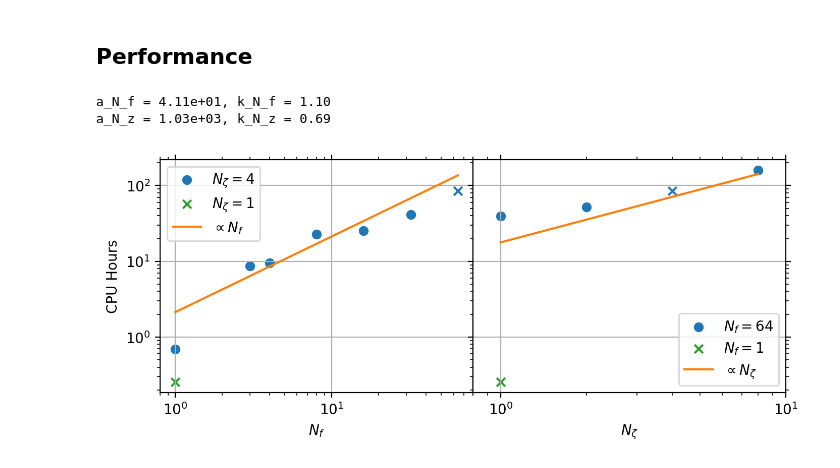
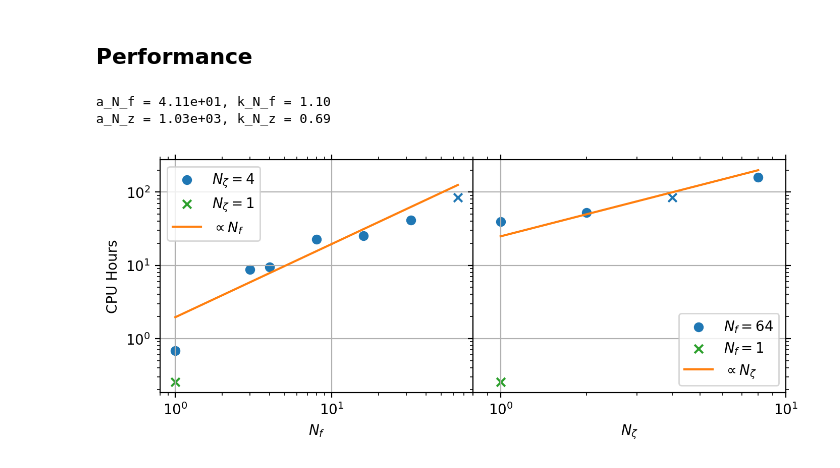
Before and after one commit to sabaronett/rad-hydro, a Jupyter notebook: ipynb/ManuscriptFigures.ipynb, the cells around one changed output. Cells and saved outputs as stored; diff of their text form; code cells hidden in the pictures.

```diff
--- a/ipynb/ManuscriptFigures.ipynb
+++ b/ipynb/ManuscriptFigures.ipynb
@@ -2001,33 +2001,33 @@ a_nzeta, k_nzeta = np.exp(popt[0]), popt[1]
 print(f'a_N_f = {a_nfreq:.2e}, k_N_f = {k_nfreq:.2f}')
 print(f'a_N_z = {a_nzeta:.2e}, k_N_z = {k_nzeta:.2f}')
 
 # Plot
 fig, axs = plt.subplots(ncols=2, sharey='row', figsize=(8, 3), dpi=200)
 axs[0].scatter(shared_nfreq, cores*shared_time/3600, color='tab:blue', marker='x')
 axs[0].scatter(nfreq, cores*nfreq_times/3600, label=r'$N_\zeta = 4$')
 axs[0].scatter(root_nfreq, cores*root_time/3600, color='tab:green', marker='x',
                label=r'$N_\zeta = 1$')
-axs[0].plot(n2, pow_law(n2, cores*60/3600, 1), color='tab:orange', label=r'$\propto N_f$')
+axs[0].plot(n2, pow_law(n2, cores*55/3600, 1), color='tab:orange', label=r'$\propto N_f$')
 # axs[0].plot(n, pow_law(n, a_nfreq, k_nfreq), color='tab:orange', label='$aN_f^k$')
 axs[1].scatter(shared_nzeta, cores*shared_time/3600, color='tab:blue', marker='x')
 axs[1].scatter(nzeta, cores*nzeta_times/3600, label='$N_f = 64$')
 axs[1].scatter(root_nzeta, cores*root_time/3600, color='tab:green', marker='x',
                label='$N_f = 1$')
-axs[1].plot(n3, pow_law(n3, cores*500/3600, 1), color='tab:orange', label=r'$\propto N_\zeta$')
+axs[1].plot(n3, pow_law(n3, cores*700/3600, 1), color='tab:orange', label=r'$\propto N_\zeta$')
 
 # Format (sub)plots
 for ax in axs:
     ax.grid()
     ax.legend()
     ax.minorticks_on()
     ax.set(xscale='log', yscale='log')
     ax.tick_params(axis='both', which='both', top=True, right=True)
 # axs[0].legend(loc='upper left')
 axs[0].set(xlabel='$N_f$', xlim=(0.8, 80), ylabel='CPU Hours')
 axs[1].set(xlabel=r'$N_\zeta$', xlim=(0.8, 10), xticks=[1e0, 1e1])
 fig.subplots_adjust(wspace=0)
 plt.savefig('figs/performance.pdf', bbox_inches='tight', pad_inches=0.01)
 # %% [output]
 a_N_f = 4.11e+01, k_N_f = 1.10
 a_N_z = 1.03e+03, k_N_z = 0.69
-[figure, old version]
+[figure, new version]
```
